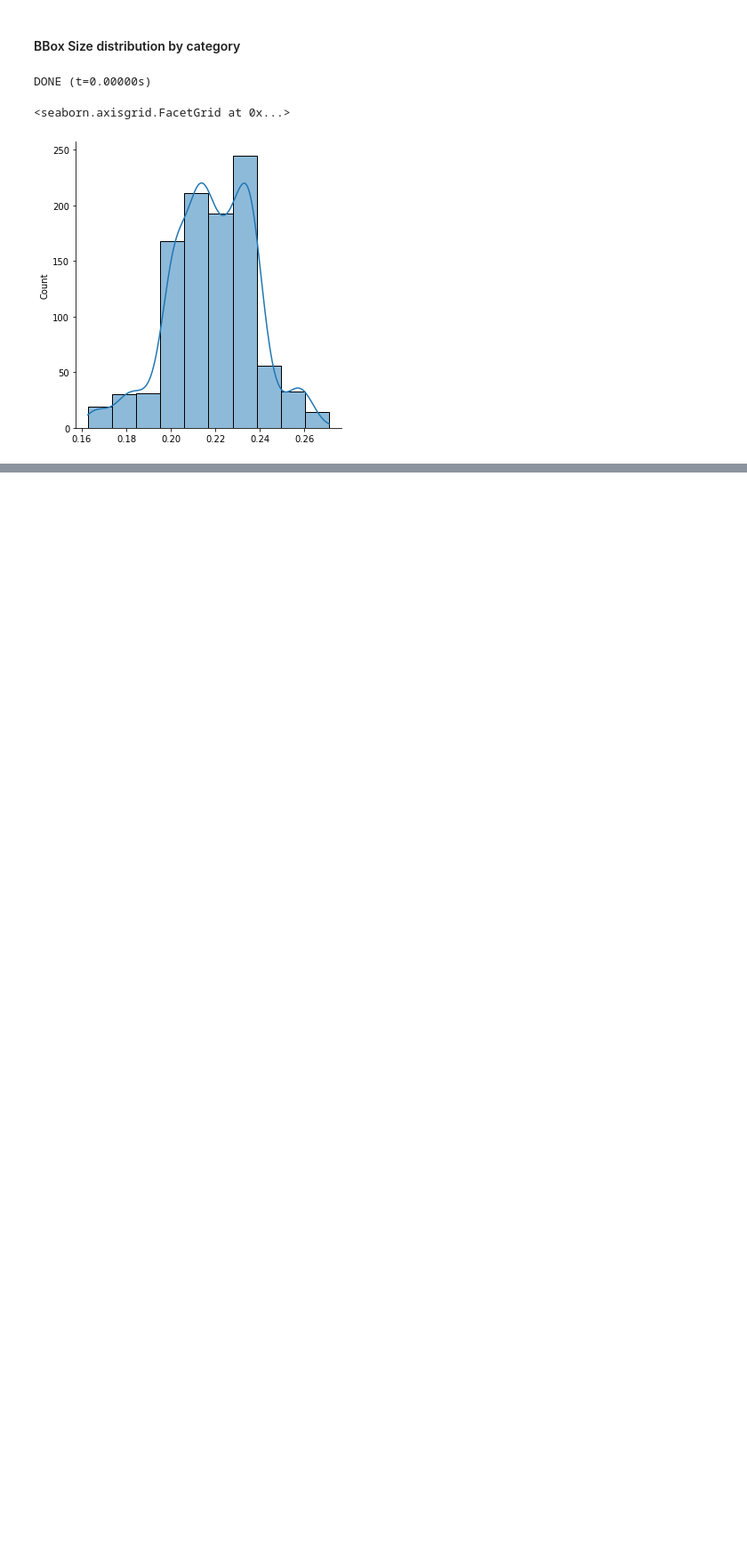
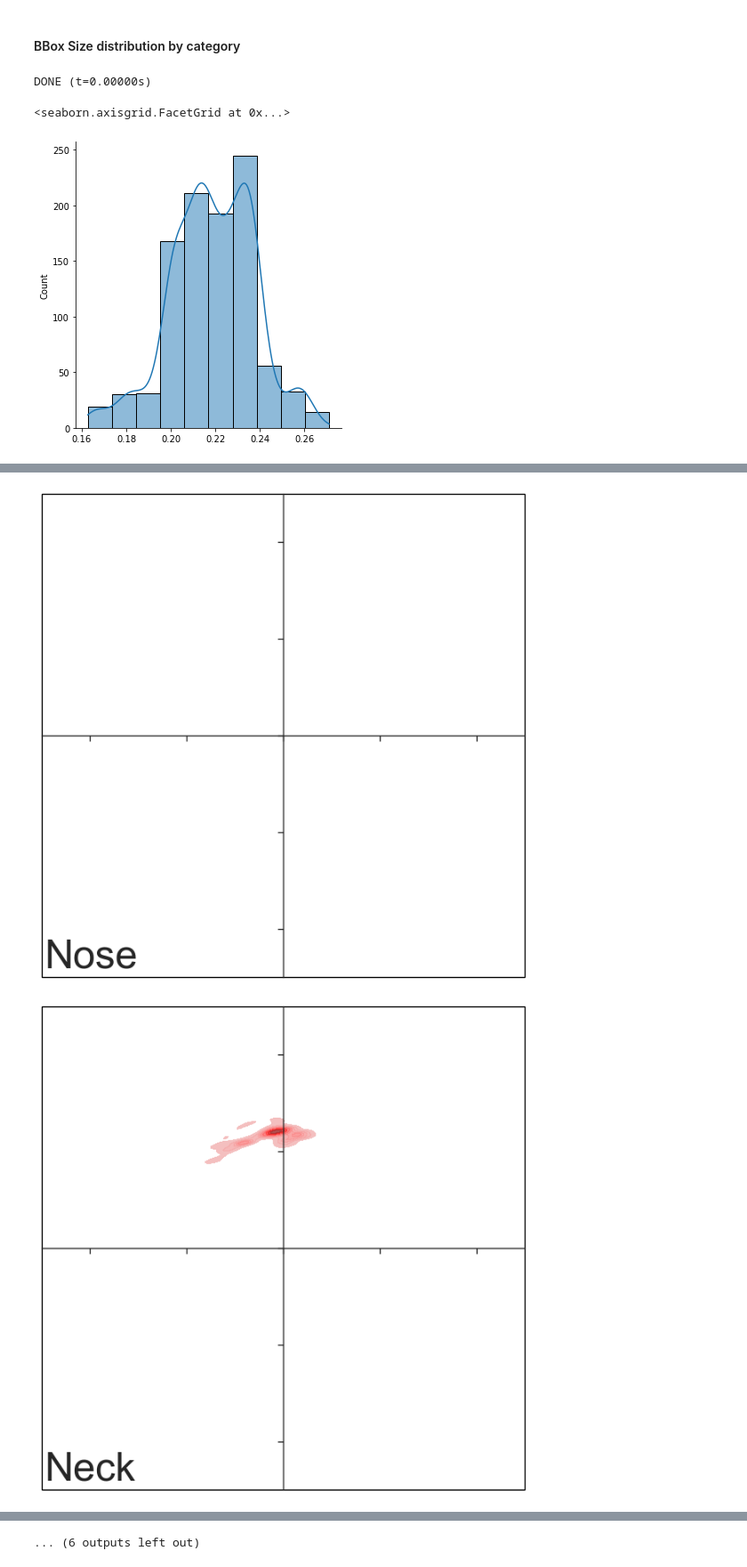
Before and after one commit to Unity-Technologies/pysolotools, a Jupyter notebook: examples/Solo_Stats.ipynb, the cells around one changed output, grey strips where cells are left out. Shown at 89% size. Cells and saved outputs as stored; diff of their text form; code cells hidden in the pictures; blank space fills up the shorter version.

```diff
--- a/examples/Solo_Stats.ipynb
+++ b/examples/Solo_Stats.ipynb
@@ -118,0 +123,2 @@ sns.displot(size_dist, bins=10, kde=True)
+# %%
+kp_dict = stats.get_kp_pose_dict()
@@ -118,0 +127,46 @@ sns.displot(size_dist, bins=10, kde=True)
+# %%
+sns.set_theme(style="ticks", font_scale=1.25, color_codes=True,
+palette='colorblind', font='sans-serif', context='paper', rc={"lines.linewidth": 1.5})
+# %%
+for key in kp_dict.keys():
+    fig, ax = plt.subplots(dpi=100, figsize=(8,8))
+
+
+    sns.kdeplot(x=kp_dict[key]["x"], y=kp_dict[key]["y"],
+                shade=True, label=key, ax=ax, alpha=0.85, color="red",
+                cbar = False,)
+
+    ax.set_xlim(-2.5, 2.5)
+    ax.set_ylim(-2.5, 2.5)
+
+    ax.spines["left"].set_position("center")
+    ax.spines["bottom"].set_position("center")
+
+    # Eliminate upper and right axes
+    ax.spines["right"].set_color("none")
+    ax.spines["top"].set_color("none")
+
+    # # Turn off tick labels
+    ax.set_yticklabels([])
+    ax.set_xticklabels([])
+
+    props = dict(boxstyle='square', facecolor='wheat', alpha=0.1, edgecolor='black')
+    t = key.split("_")
+    t = [x.capitalize() for x in t]
+    t = " ".join(t)
+    textstr = t
+    ax.text(0.005, 0.080, textstr, transform=ax.transAxes, fontsize=36, va='top' )
+
+    ax.patch.set_edgecolor('black')
+
+    ax.patch.set_linewidth('1')
+
+    # Invert axes
+    ax.invert_yaxis()
+
+    ax.set_aspect('equal')
+
+    plt.show()
+# %% [output]
+[figure, added]
+[figure, added]
@@ -118,0 +183 @@ sns.displot(size_dist, bins=10, kde=True)
+... (6 outputs left out)
```
Also changed, not shown: parts of 7 cells of this notebook, 2 other files.
